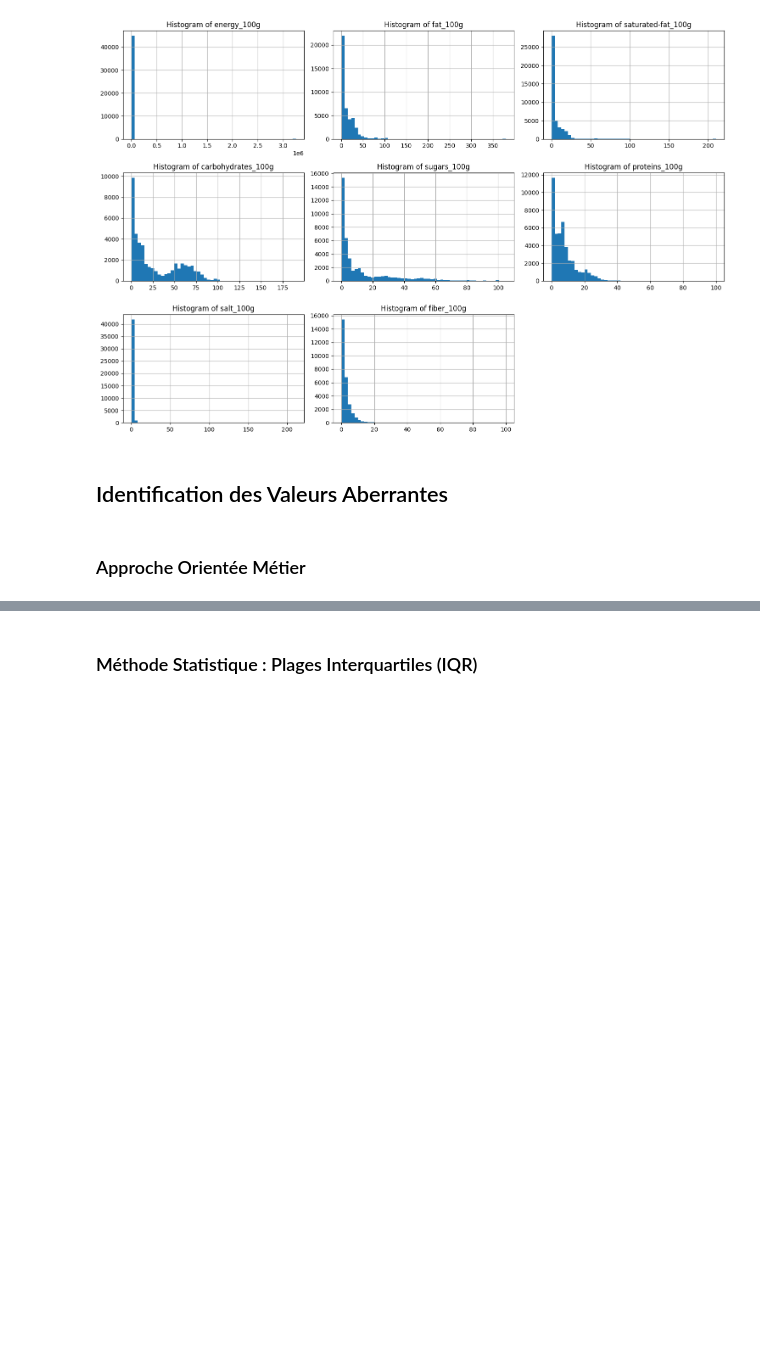
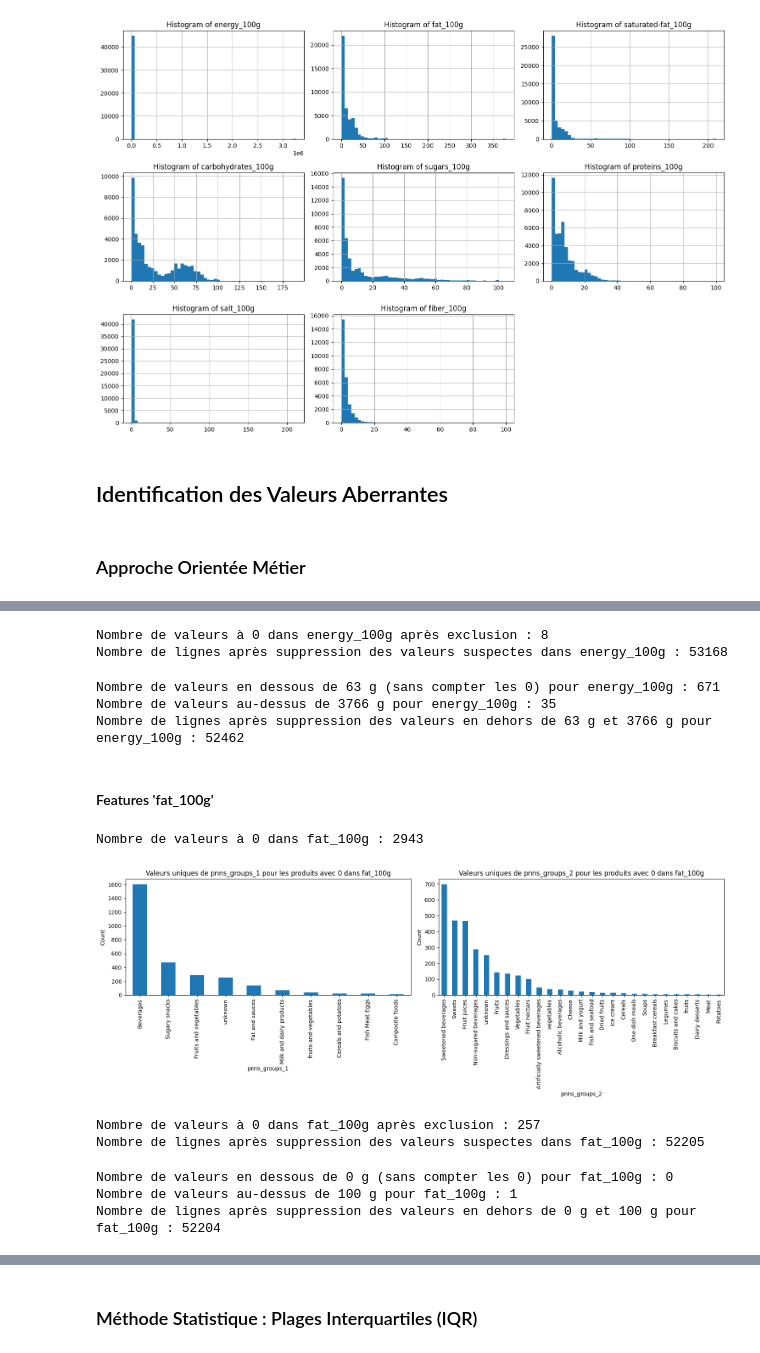
Before and after one commit to Krock13/AI_Engineer_Project_3_Open_Food_Facts, a Jupyter notebook: notebook_avec_fonction.ipynb, the cells around one changed output, grey strips where cells are left out. Drawn from its saved outputs; the diff is of its cells as text; code cells hidden in the pictures; blank space fills up the shorter version.

Commit message:
Identifying outliers with a business-oriented approach

```diff
--- a/notebook_avec_fonction.ipynb
+++ b/notebook_avec_fonction.ipynb
@@ -290,0 +202,16 @@ Index: []
+# %%
+def handle_outliers(df, feature, low_threshold, high_threshold):
+    # Compter les valeurs en dessous du seuil minimum et au-dessus du seuil maximum
+    below_min = df[(df[feature] < low_threshold) & (df[feature] != 0)].shape[0]
+    above_max = df[df[feature] > high_threshold].shape[0]
+
+    print(f'Nombre de valeurs en dessous de {low_threshold} g (sans compter les 0) pour {feature} :', below_min)
+    print(f'Nombre de valeurs au-dessus de {high_threshold} g pour {feature} :', above_max)
+
+    # Identifier et supprimer les valeurs en dehors des seuils définis
+    indices_to_remove = df[(df[feature] > high_threshold) | ((df[feature] < low_threshold) & (df[feature] != 0))].index
+    df = df.drop(indices_to_remove)
+
+    print(f'Nombre de lignes après suppression des valeurs en dehors de {low_threshold} g et {high_threshold} g pour {feature} : {df.shape[0]}')
+
+    return df
@@ -290,0 +226,51 @@ Index: []
+# %%
+# Définir les catégories valides pour 'energy_100g' et exclure les valeurs suspectes
+valid_categories_energy_1 = ['Beverages', 'unknown', ]
+valid_categories_energy_2 = ['Non-sugared beverages', 'Artificially sweetened beverages', 'unknown']
+
+X_processed = exclude_valid_categories(X_processed, zero_energy_products, 'energy_100g', valid_categories_energy_1, valid_categories_energy_2)
+# %% [output]
+Nombre de valeurs à 0 dans energy_100g après exclusion : 8
+Nombre de lignes après suppression des valeurs suspectes dans energy_100g : 53168
+# %%
+# Définir les seuils pour 'energy_100g' et gérer les valeurs aberrantes
+low_energy = 63  # 15 kcal en kJ
+high_energy = 3766  # 900 kcal en kJ
+
+X_processed = handle_outliers(X_processed, 'energy_100g', low_energy, high_energy)
+# %% [output]
+Nombre de valeurs en dessous de 63 g (sans compter les 0) pour energy_100g : 671
+Nombre de valeurs au-dessus de 3766 g pour energy_100g : 35
+Nombre de lignes après suppression des valeurs en dehors de 63 g et 3766 g pour energy_100g : 52462
+# %% [markdown]
+#### Features 'fat_100g'
+# %%
+# Compter et afficher les valeurs à 0 pour 'fat_100g'
+zero_fat_products = count_and_plot_zero_values(X_processed, 'fat_100g')
+# %% [output]
+Nombre de valeurs à 0 dans fat_100g : 2943
+[figure, added]
+# %%
+# Définir les catégories valides pour 'fat_100g' et exclure les valeurs suspectes
+valid_categories_fat_1 = ['Beverages', 'unknown', 'Fruits and vegetables', 'fruits-and-vegetables']
+valid_categories_fat_2 = [
+    'Sweetened beverages', 'unknown', 'Fruits', 'Non-sugared beverages', 'Sweets',
+    'Fruit juices', 'Artificially sweetened beverages', 'Fruit nectars',
+    'Vegetables', 'Alcoholic beverages', 'vegetables', 'Dried fruits',
+    'fruits', 'Soups', 'Legumes'
+    ]
+
+X_processed = exclude_valid_categories(X_processed, zero_fat_products, 'fat_100g', valid_categories_fat_1, valid_categories_fat_2)
+# %% [output]
+Nombre de valeurs à 0 dans fat_100g après exclusion : 257
+Nombre de lignes après suppression des valeurs suspectes dans fat_100g : 52205
+# %%
+# Définir les seuils pour 'fat_100g' et gérer les valeurs aberrantes
+low_fat = 0  # 0 g est le minimum logique
+high_fat = 100  # 100 g pour 100 g de produit est le maximum logique
+
+X_processed = handle_outliers(X_processed, 'fat_100g', low_fat, high_fat)
+# %% [output]
+Nombre de valeurs en dessous de 0 g (sans compter les 0) pour fat_100g : 0
+Nombre de valeurs au-dessus de 100 g pour fat_100g : 1
+Nombre de lignes après suppression des valeurs en dehors de 0 g et 100 g pour fat_100g : 52204
```
Also changed, not shown: parts of 49 cells of this notebook, 2 other files.
